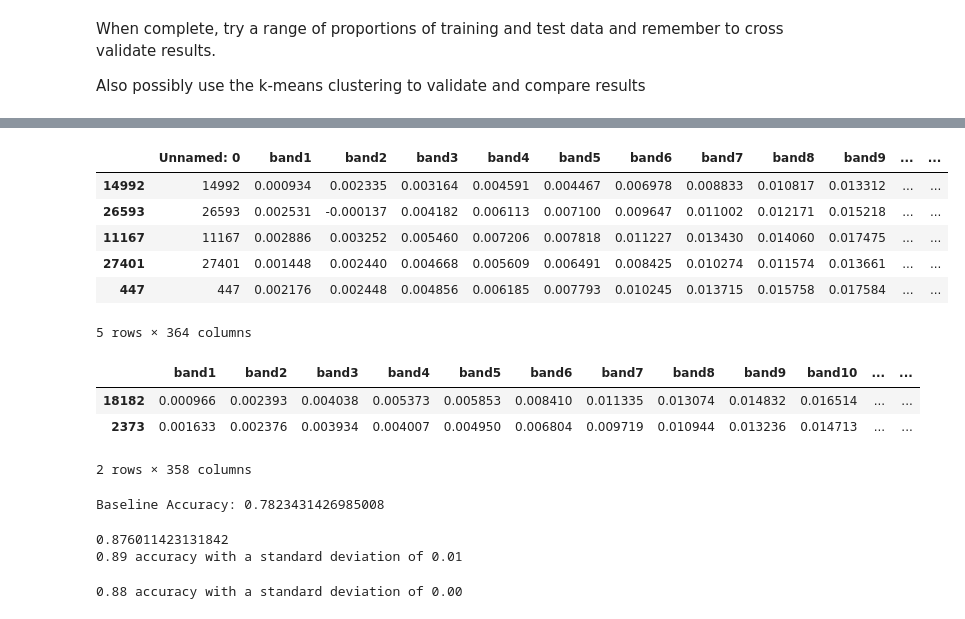
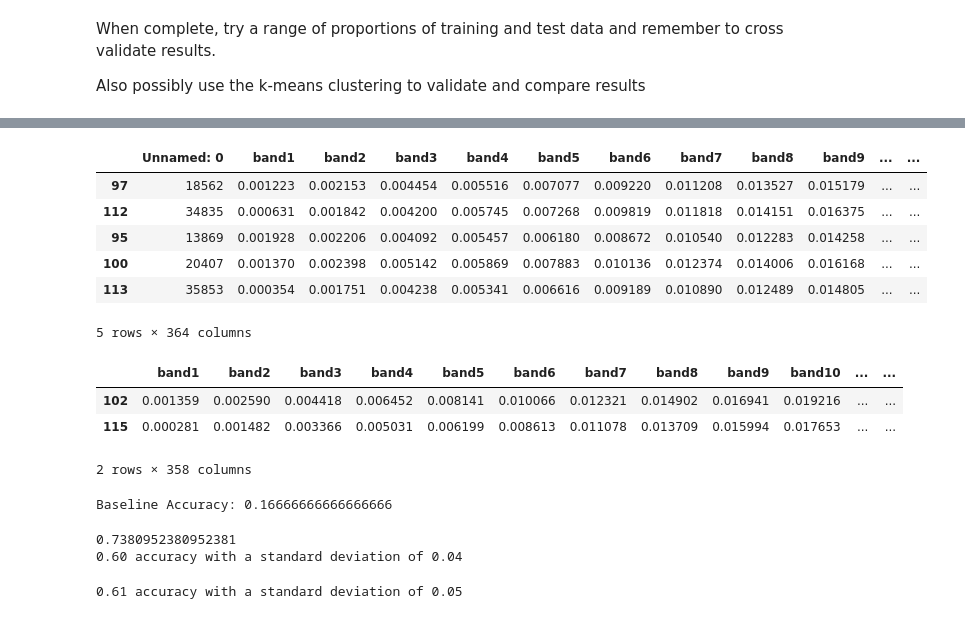
Before and after one commit to rachelzwalker/Flow_Country_HSI_and_PSM, a Jupyter notebook: python_notebooks/supervised/Random_Forest_preparation.ipynb, the cells around one changed output, grey strips where cells are left out. Cells and saved outputs as stored; diff of their text form; code cells hidden in the pictures.

```diff
--- a/python_notebooks/supervised/Random_Forest_preparation.ipynb
+++ b/python_notebooks/supervised/Random_Forest_preparation.ipynb
@@ -14,12 +14,12 @@ Also possibly use the k-means clustering to validate and compare results
 # %%
 import pandas as pd
 import geopandas
-cross_lochs = pd.read_csv('../cross_lochs_gdf_pft.csv')
+cross_lochs = pd.read_csv('cross_lochs_sample_for_rf2.csv')
 
 cross_lochs['geometry'] = geopandas.GeoSeries.from_wkt(cross_lochs['geometry'])
 
 cross_lochs_gdf = geopandas.GeoDataFrame(cross_lochs, geometry='geometry')
 
-cross_lochs_gdf.head(2)
+cross_lochs_gdf
 # %% [output]
 |  | Unnamed: 0 | band1 | band2 | band3 | band4 | band5 | band6 | band7 | band8 | band9 | ... | ... |
@@ -29,20 +38,37 @@ cross_lochs_gdf.head(2)
 # %%
-# percentage = round(len(cross_lochs_gdf)/100*70)
-# train = cross_lochs_gdf.head(percentage)
-# test = cross_lochs_gdf.iloc[percentage:len(cross_lochs_gdf),:]
-
 from sklearn.model_selection import train_test_split
 
-train, test = train_test_split(cross_lochs_gdf, test_size=0.3)
+# train, test = train_test_split(cross_lochs_gdf, test_size=0.3)
+
+# need to change so each PFT class is split 70:30
+# potential long-winded method:extract all PFTs as separate groups and randomly split,
+# then join the test and train dataframes together
+
+train_shrub_sphagnum, test_shrub_sphagnum = train_test_split(cross_lochs_gdf[cross_lochs_gdf['PFT'].str.contains('shrub_sphagnum')], test_size=0.3)
+train_water, test_water = train_test_split(cross_lochs_gdf[cross_lochs_gdf['PFT'].str.contains('water')], test_size=0.3)
+train_sphagnum_r, test_sphagnum_r = train_test_split(cross_lochs_gdf[cross_lochs_gdf['PFT'].str.contains('sphagnum_r')], test_size=0.3)
+train_pool_bogbean, test_pool_bogbean = train_test_split(cross_lochs_gdf[cross_lochs_gdf['PFT'].str.contains('pool_bogbean')], test_size=0.3)
+train_calluna_mix, test_calluna_mix = train_test_split(cross_lochs_gdf[cross_lochs_gdf['PFT'].str.contains('calluna_mix')], test_size=0.3)
+train_rushes_sedges, test_rushes_sedges = train_test_split(cross_lochs_gdf[cross_lochs_gdf['PFT'].str.contains('rushes_sedges')], test_size=0.3)
+# train_bare_water, test_bare_water = train_test_split(cross_lochs_gdf[cross_lochs_gdf['PFT'].str.contains('bare_water')], test_size=0.3)
+# train_shrub_mix, test_shrub_mix = train_test_split(cross_lochs_gdf[cross_lochs_gdf['PFT'].str.contains('shrub_mix')], test_size=0.3)
+
+train_frames = [train_shrub_sphagnum, train_water, train_sphagnum_r, train_pool_bogbean, train_calluna_mix, train_rushes_sedges]
+test_frames = [test_shrub_sphagnum, test_water, test_sphagnum_r, test_pool_bogbean, test_calluna_mix, test_rushes_sedges]
+
+
+train = pd.concat(train_frames)
+test = pd.concat(test_frames)
+
 
 train.head()
 # %% [output]
 |  | Unnamed: 0 | band1 | band2 | band3 | band4 | band5 | band6 | band7 | band8 | band9 | ... | ... |
-| 14992 | 14992 | 0.000934 | 0.002335 | 0.003164 | 0.004591 | 0.004467 | 0.006978 | 0.008833 | 0.010817 | 0.013312 | ... | ... |
-| 26593 | 26593 | 0.002531 | -0.000137 | 0.004182 | 0.006113 | 0.007100 | 0.009647 | 0.011002 | 0.012171 | 0.015218 | ... | ... |
-| 11167 | 11167 | 0.002886 | 0.003252 | 0.005460 | 0.007206 | 0.007818 | 0.011227 | 0.013430 | 0.014060 | 0.017475 | ... | ... |
-| 27401 | 27401 | 0.001448 | 0.002440 | 0.004668 | 0.005609 | 0.006491 | 0.008425 | 0.010274 | 0.011574 | 0.013661 | ... | ... |
-| 447 | 447 | 0.002176 | 0.002448 | 0.004856 | 0.006185 | 0.007793 | 0.010245 | 0.013715 | 0.015758 | 0.017584 | ... | ... |
+| 97 | 18562 | 0.001223 | 0.002153 | 0.004454 | 0.005516 | 0.007077 | 0.009220 | 0.011208 | 0.013527 | 0.015179 | ... | ... |
+| 112 | 34835 | 0.000631 | 0.001842 | 0.004200 | 0.005745 | 0.007268 | 0.009819 | 0.011818 | 0.014151 | 0.016375 | ... | ... |
+| 95 | 13869 | 0.001928 | 0.002206 | 0.004092 | 0.005457 | 0.006180 | 0.008672 | 0.010540 | 0.012283 | 0.014258 | ... | ... |
+| 100 | 20407 | 0.001370 | 0.002398 | 0.005142 | 0.005869 | 0.007883 | 0.010136 | 0.012374 | 0.014006 | 0.016168 | ... | ... |
+| 113 | 35853 | 0.000354 | 0.001751 | 0.004238 | 0.005341 | 0.006616 | 0.009189 | 0.010890 | 0.012489 | 0.014805 | ... | ... |
 5 rows × 364 columns
 # %%
 x_train = train[train.columns[1:359]]
@@ -54,19 +80,19 @@ y_test = test[test.columns[362]]
 x_test.head(2)
 # %% [output]
 |  | band1 | band2 | band3 | band4 | band5 | band6 | band7 | band8 | band9 | band10 | ... | ... |
-| 18182 | 0.000966 | 0.002393 | 0.004038 | 0.005373 | 0.005853 | 0.008410 | 0.011335 | 0.013074 | 0.014832 | 0.016514 | ... | ... |
-| 2373 | 0.001633 | 0.002376 | 0.003934 | 0.004007 | 0.004950 | 0.006804 | 0.009719 | 0.010944 | 0.013236 | 0.014713 | ... | ... |
+| 102 | 0.001359 | 0.002590 | 0.004418 | 0.006452 | 0.008141 | 0.010066 | 0.012321 | 0.014902 | 0.016941 | 0.019216 | ... | ... |
+| 115 | 0.000281 | 0.001482 | 0.003366 | 0.005031 | 0.006199 | 0.008613 | 0.011078 | 0.013709 | 0.015994 | 0.017653 | ... | ... |
 2 rows × 358 columns
-# %%
-from sklearn import dummy
-
-dc = dummy.DummyClassifier()
-dc.fit(x_train, y_train)
-dc_score = dc.score(x_test, y_test)
-
-print("Baseline Accuracy:", dc_score)
-# %% [output]
-Baseline Accuracy: 0.7823431426985008
+# %%
+from sklearn import dummy
+
+dc = dummy.DummyClassifier()
+dc.fit(x_train, y_train)
+dc_score = dc.score(x_test, y_test)
+
+print("Baseline Accuracy:", dc_score)
+# %% [output]
+Baseline Accuracy: 0.16666666666666666
 # %%
 from sklearn.model_selection import cross_val_score
 from sklearn.ensemble import RandomForestClassifier
@@ -94,13 +120,13 @@ scores = cross_val_score(clf, x_train, y_train, cv=3)
 
 print("%0.2f accuracy with a standard deviation of %0.2f" % (scores.mean(), scores.std()))
 # %% [output]
-0.876011423131842
-0.89 accuracy with a standard deviation of 0.01
+0.7380952380952381
+0.60 accuracy with a standard deviation of 0.04
 # %%
 test_score = cross_val_score(clf, x_test, y_test, cv=3)
 print("%0.2f accuracy with a standard deviation of %0.2f" % (test_score.mean(), test_score.std()))
 # %% [output]
-0.88 accuracy with a standard deviation of 0.00
+0.61 accuracy with a standard deviation of 0.05
 # %%
 model_results = test[test.columns[360:363]]
 
```
Also changed, not shown: parts of 21 cells of this notebook.
